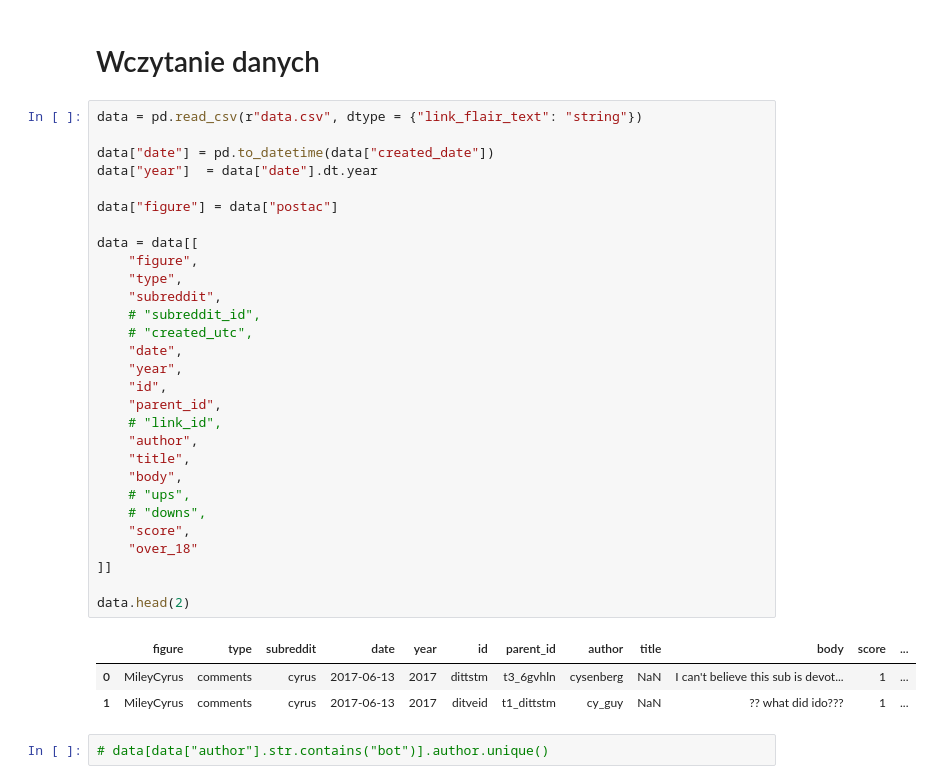
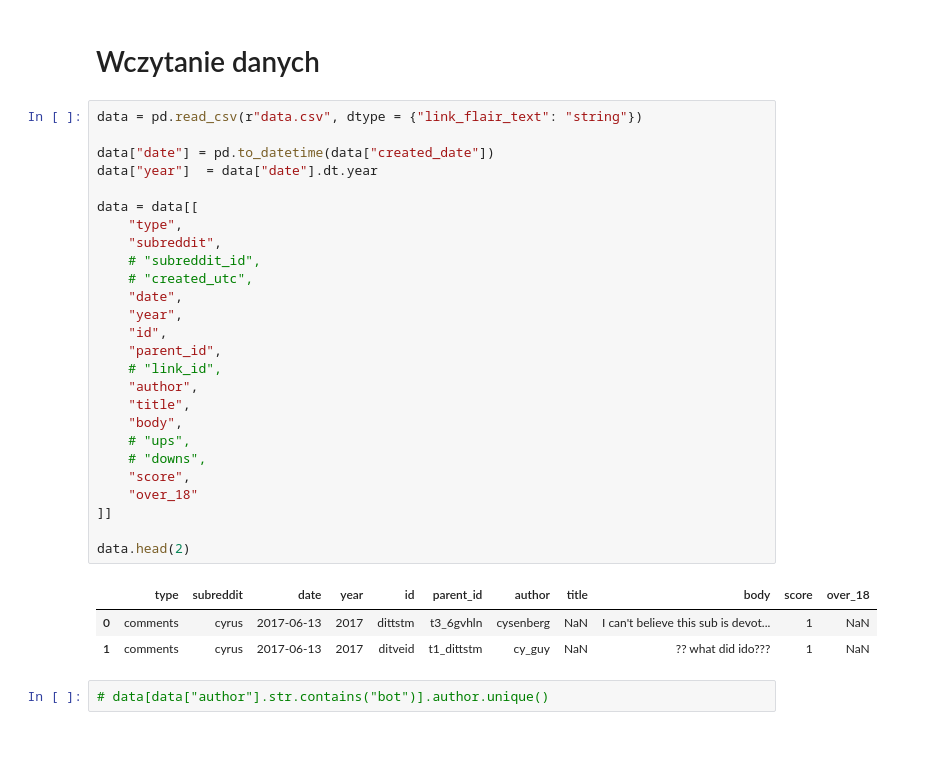
Before and after one commit to iga-bochniak/Spolecznosc-muzyczna-Reddit, a Jupyter notebook: EDA.ipynb, the cells around one changed output. Cells and saved outputs as stored; diff of their text form; blank space fills up the shorter version.

```diff
--- a/EDA.ipynb
+++ b/EDA.ipynb
@@ -10,36 +10,33 @@ sns.set_theme(palette="deep")
 # %%
 data = pd.read_csv(r"data.csv", dtype = {"link_flair_text": "string"})
 
 data["date"] = pd.to_datetime(data["created_date"])
 data["year"]  = data["date"].dt.year
 
-data["figure"] = data["postac"]
-
 data = data[[
-    "figure",
     "type",
     "subreddit",
     # "subreddit_id",
     # "created_utc",
     "date",
     "year",
     "id",
     "parent_id",
     # "link_id",
     "author",
     "title",
     "body",
     # "ups",
     # "downs",
     "score",
     "over_18"
 ]]
 
 data.head(2)
 # %% [output]
-|  | figure | type | subreddit | date | year | id | parent_id | author | title | body | score | ... |
-| 0 | MileyCyrus | comments | cyrus | 2017-06-13 | 2017 | dittstm | t3_6gvhln | cysenberg | NaN | I can't believe this sub is devot... | 1 | ... |
-| 1 | MileyCyrus | comments | cyrus | 2017-06-13 | 2017 | ditveid | t1_dittstm | cy_guy | NaN | ?? what did ido??? | 1 | ... |
+|  | type | subreddit | date | year | id | parent_id | author | title | body | score | over_18 |
+| 0 | comments | cyrus | 2017-06-13 | 2017 | dittstm | t3_6gvhln | cysenberg | NaN | I can't believe this sub is devot... | 1 | NaN |
+| 1 | comments | cyrus | 2017-06-13 | 2017 | ditveid | t1_dittstm | cy_guy | NaN | ?? what did ido??? | 1 | NaN |
 # %%
 # data[data["author"].str.contains("bot")].author.unique()
 # %% [markdown]
```
Also changed, not shown: parts of 3 cells of this notebook, 1 other file.
